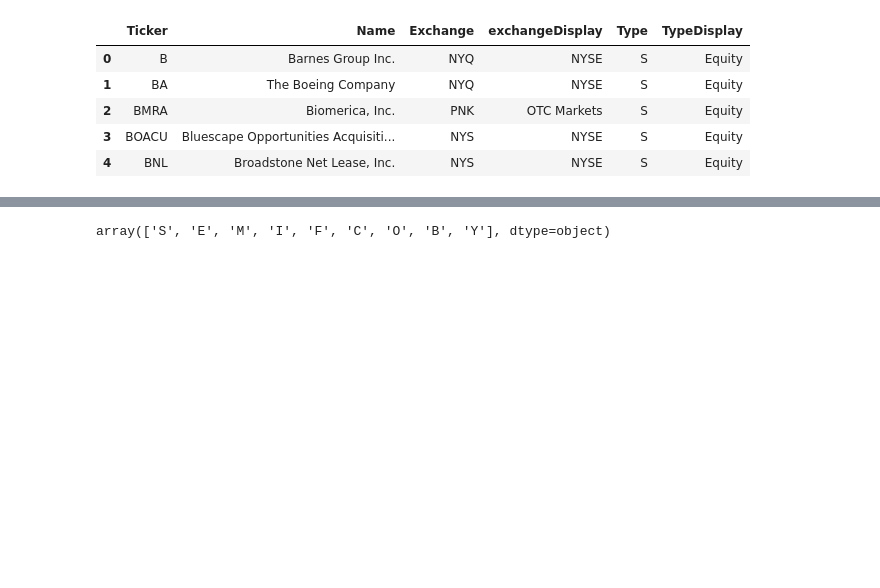
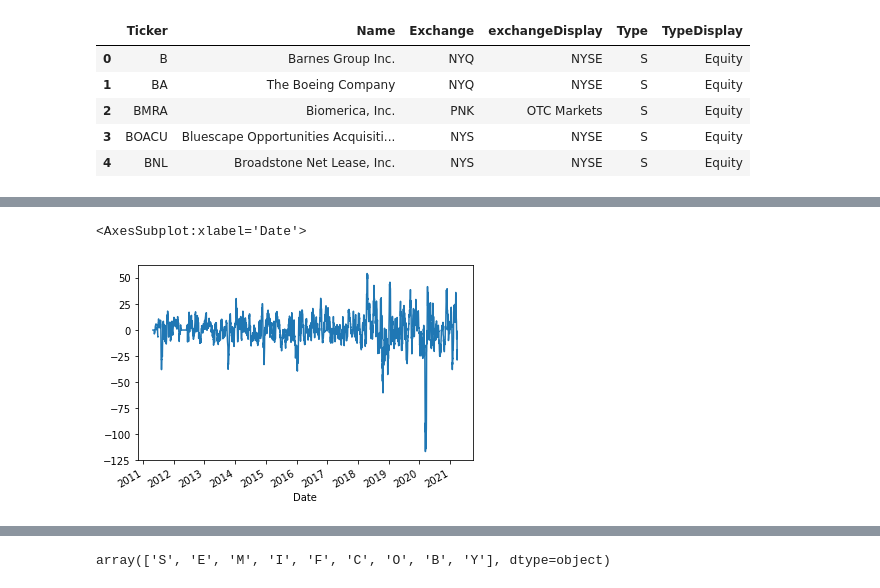
Before and after one commit to arnaujc91/reddit_twitter, a Jupyter notebook: yfinance_API.ipynb, the cells around one changed output, grey strips where cells are left out. Cells and saved outputs as stored; diff of their text form; code cells hidden in the pictures; blank space fills up the shorter version.

```diff
--- a/yfinance_API.ipynb
+++ b/yfinance_API.ipynb
@@ -34,0 +60,5 @@ def random_ticker():
+# %%
+selected_tickers[0].history(period="10y").Open.diff(12).plot()
+# %% [output]
+<AxesSubplot:xlabel='Date'>
+[figure, added]
```
Also changed, not shown: parts of 12 cells of this notebook, 2 other files.
